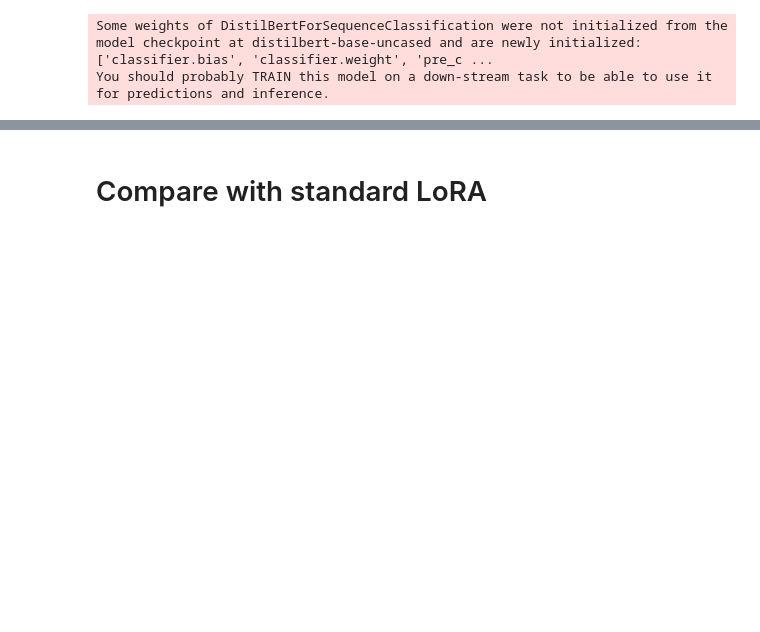
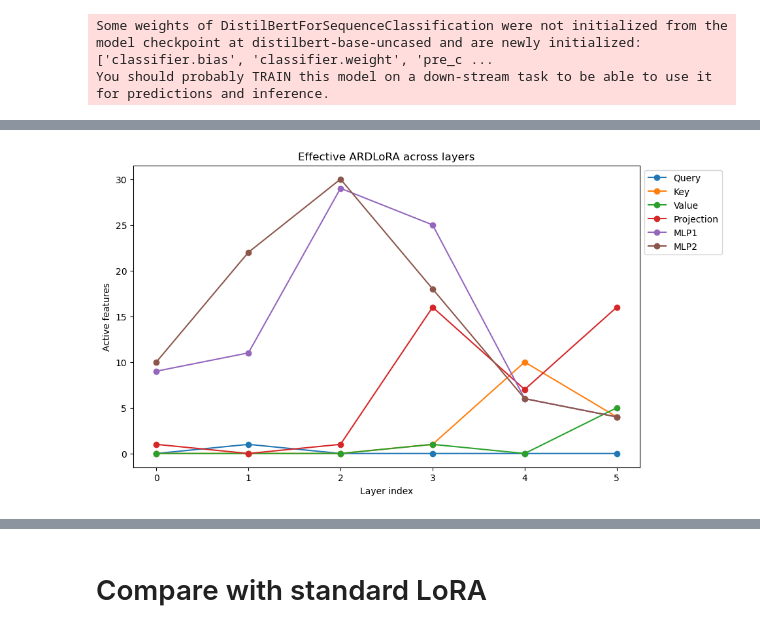
Before and after one commit to yoakiyama/ARDLoRa, a Jupyter notebook: notebooks/scratch.ipynb, the cells around one changed output, grey strips where cells are left out. Cells and saved outputs as stored; diff of their text form; code cells hidden in the pictures; blank space fills up the shorter version.

```diff
--- a/notebooks/scratch.ipynb
+++ b/notebooks/scratch.ipynb
@@ -222,8 +223,8 @@ dataset = load_dataset('imdb')
 # Initialize datasets and dataloaders
 train_dataset = IMDbDataset(dataset['train'], tokenizer)
 test_dataset = IMDbDataset(dataset['test'], tokenizer)
-train_loader = torch.utils.data.DataLoader(train_dataset, batch_size=32, shuffle=True, pin_memory=True)
-test_loader = torch.utils.data.DataLoader(test_dataset, batch_size=128, shuffle=False, pin_memory=True)
+train_loader = torch.utils.data.DataLoader(train_dataset, batch_size=32, shuffle=True, pin_memory=True, num_workers=4, prefetch_factor=2, persistent_workers=True)
+test_loader = torch.utils.data.DataLoader(test_dataset, batch_size=256, shuffle=False, pin_memory=True, num_workers=8, prefetch_factor=2, persistent_workers=True)
 
 # Training config
 device = torch.device('cuda' if torch.cuda.is_available() else 'cpu')
@@ -323,7 +338,3 @@ def evaluate(model, data_loader, phi=1.0):
         total_sparsity_loss += sparsity_loss.item()
         total_divergence += divergence.item()
     return total_loss / len(data_loader), correct / total, total_divergence / len(data_loader), total_sparsity_loss / len(data_loader)
-# %%
-for idx, layer in enumerate(model.distilbert.transformer.layer):
-    break
-layer.attention.q_lin.lora.b, layer.attention.q_lin.lora.a, layer.attention.q_lin.lora.c
@@ -334,8 +340,0 @@ layer.attention.q_lin.lora.b, layer.attention.q_lin.lora.a, layer.attention.q_li
-# %%
-for epoch in range(num_epochs):
-    print(f'Epoch {epoch + 1}/{num_epochs}')
-    # Train
-    train_loss, train_acc = train_epoch(model, train_loader, optimizer, lr_scheduler, phi=avg_phi)
-    # Evaluate
-    eval_loss, eval_acc, eval_div, eval_sparsity = evaluate(model, test_loader, phi=avg_phi)
-    print(f"Evaluation loss: {eval_loss:.4f}, Evaluation accuracy: {eval_acc:.4f}, Evaluation sparsity: {eval_sparsity:.4f}, Evaluation divergence: {eval_div:.4f}")
@@ -443,22 +547,51 @@ Layer 1
 # %%
+k_eff_data = {
+    'Query': [], 'Key': [], 'Value': [],
+    'Projection': [], 'MLP1': [], 'MLP2': []
+}
+layer_indices = []
+
 active_thresh = 1e-5
 for idx, layer in enumerate(model.distilbert.transformer.layer):
-    print(f"Layer {idx}")
+    layer_indices.append(idx)
     if lora_query:
-        lambda_k = torch.div(0.5 * torch.sum(layer.attention.q_lin.lora.lora_A ** 2, dim=0) + 0.5 * torch.sum(layer.attention.q_lin.lora.lora_B ** 2, dim=1), layer.attention.q_lin.lora.c)
-        print(f"\tQuery K_eff = {sum(lambda_k >= active_thresh)}")
+        lambda_k = torch.div(torch.sum(layer.attention.q_lin.lora.lora_A ** 2, dim=0) +
+                           torch.sum(layer.attention.q_lin.lora.lora_B ** 2, dim=1),
+                           layer.attention.q_lin.lora.c)
+        k_eff_data['Query'].append(sum(lambda_k >= active_thresh).item())
     if lora_key:
-        lambda_k = torch.div(0.5 * torch.sum(layer.attention.k_lin.lora.lora_A ** 2, dim=0) + 0.5 * torch.sum(layer.attention.k_lin.lora.lora_B ** 2, dim=1), layer.attention.k_lin.lora.c)
-        print(f"\tKey K_eff = {sum(lambda_k >= active_thresh)}")
+        lambda_k = torch.div(torch.sum(layer.attention.k_lin.lora.lora_A ** 2, dim=0) +
+                            torch.sum(layer.attention.k_lin.lora.lora_B ** 2, dim=1),
+                           layer.attention.k_lin.lora.c)
+        k_eff_data['Key'].append(sum(lambda_k >= active_thresh).item())
     if lora_value:
-        lambda_k = torch.div(0.5 * torch.sum(layer.attention.v_lin.lora.lora_A ** 2, dim=0) + 0.5 * torch.sum(layer.attention.v_lin.lora.lora_B ** 2, dim=1), layer.attention.v_lin.lora.c)
-        print(f"\tValue K_eff = {sum(lambda_k >= active_thresh)}")
+        lambda_k = torch.div(torch.sum(layer.attention.v_lin.lora.lora_A ** 2, dim=0) +
+                            torch.sum(layer.attention.v_lin.lora.lora_B ** 2, dim=1),
+                           layer.attention.v_lin.lora.c)
+        k_eff_data['Value'].append(sum(lambda_k >= active_thresh).item())
     if lora_projection:
-        lambda_k = torch.div(0.5 * torch.sum(layer.attention.out_lin.lora.lora_A ** 2, dim=0) + 0.5 * torch.sum(layer.attention.out_lin.lora.lora_B ** 2, dim=1), layer.attention.out_lin.lora.c)
-        print(f"\tProjection K_eff = {sum(lambda_k >= active_thresh)}")
+        lambda_k = torch.div(torch.sum(layer.attention.out_lin.lora.lora_A ** 2, dim=0) +
+                            torch.sum(layer.attention.out_lin.lora.lora_B ** 2, dim=1),
+                           layer.attention.out_lin.lora.c)
+        k_eff_data['Projection'].append(sum(lambda_k >= active_thresh).item())
     if lora_mlp:
-        lambda_k = torch.div(0.5 * torch.sum(layer.ffn.lin1.lora.lora_A ** 2, dim=0) + 0.5 * torch.sum(layer.ffn.lin1.lora.lora_B ** 2, dim=1), layer.ffn.lin1.lora.c)
-        print(f"\tMLP1 K_eff = {sum(lambda_k >= active_thresh)}")
-        lambda_k = torch.div(0.5 * torch.sum(layer.ffn.lin2.lora.lora_A ** 2, dim=0) + 0.5 * torch.sum(layer.ffn.lin2.lora.lora_B ** 2, dim=1), layer.ffn.lin2.lora.c)
-        print(f"\tMLP2 K_eff = {sum(lambda_k >= active_thresh)}")
+        lambda_k = torch.div(torch.sum(layer.ffn.lin1.lora.lora_A ** 2, dim=0) +
+                            torch.sum(layer.ffn.lin1.lora.lora_B ** 2, dim=1),
+                           layer.ffn.lin1.lora.c)
+        k_eff_data['MLP1'].append(sum(lambda_k >= active_thresh).item())
+        lambda_k = torch.div(torch.sum(layer.ffn.lin2.lora.lora_A ** 2, dim=0) +
+                            torch.sum(layer.ffn.lin2.lora.lora_B ** 2, dim=1),
+                           layer.ffn.lin2.lora.c)
+        k_eff_data['MLP2'].append(sum(lambda_k >= active_thresh).item())
+
+plt.figure(figsize=(10, 6))
+for adapter_type, k_effs in k_eff_data.items():
+    if k_effs:  # Only plot if data exists for this adapter type
+        plt.plot(layer_indices, k_effs, marker='o', label=adapter_type)
+
+plt.xlabel('Layer index')
+plt.ylabel('Active features')
+plt.title('Effective ARDLoRA across layers')
+plt.legend(bbox_to_anchor=(1, 1), loc='upper left')
+plt.show()
 # %% [output]
@@ -482 +598,2 @@ Layer 1
+[figure, added]
 # %%
```
Also changed, not shown: parts of 19 cells of this notebook.
